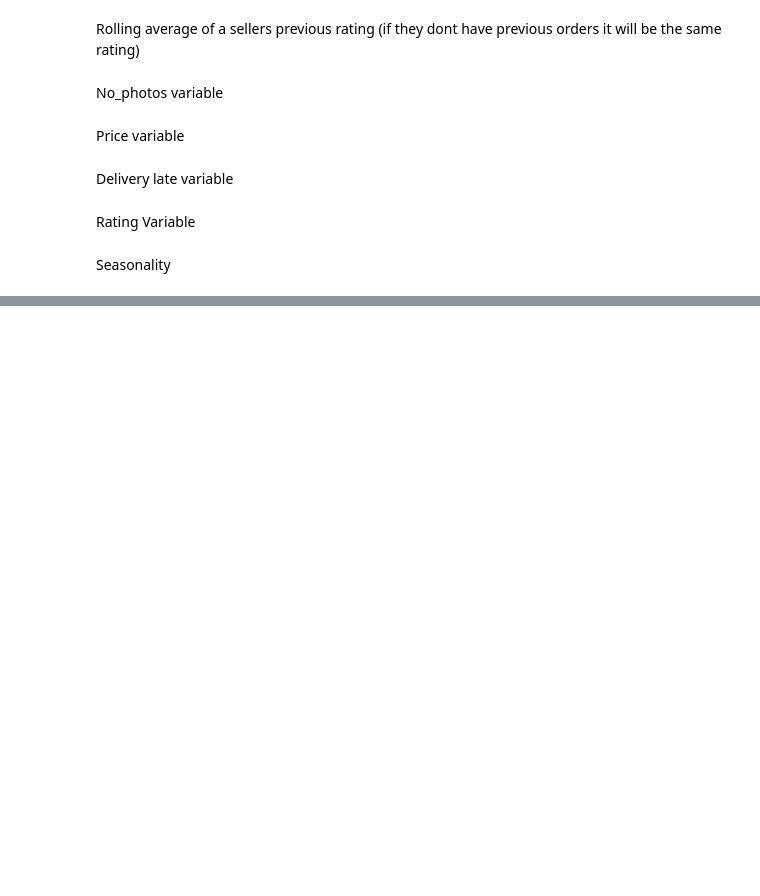
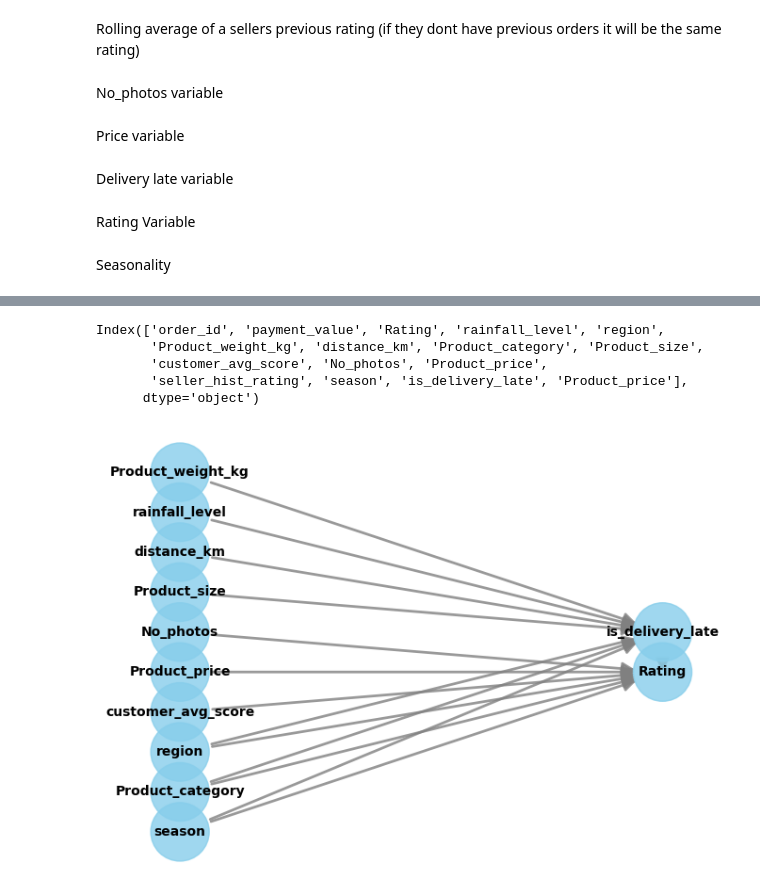
Before and after one commit to juanpi19/causal-inference-marketplace, a Jupyter notebook: notebooks/data-exploration.ipynb, the cells around one changed output, grey strips where cells are left out. Cells and saved outputs as stored; diff of their text form; code cells hidden in the pictures; blank space fills up the shorter version.

```diff
--- a/notebooks/data-exploration.ipynb
+++ b/notebooks/data-exploration.ipynb
@@ -280,0 +397,2 @@ df_final = df[['order_id', 'customer_id', 'order_status',
+# %%
+df_final['Rating'] = df_final['Rating'].fillna(df_final['Rating'].mean())
@@ -280,0 +450,7 @@ df_final = df[['order_id', 'customer_id', 'order_status',
+# %%
+from sklearn.preprocessing import LabelEncoder
+
+le  = LabelEncoder()
+
+
+df_final['Product_category_encoded'] = le.fit_transform(df_final['Product_category'])
@@ -280,0 +482,8 @@ df_final = df[['order_id', 'customer_id', 'order_status',
+# %%
+df_final.columns
+# %% [output]
+Index(['order_id', 'payment_value', 'Rating', 'rainfall_level', 'region',
+       'Product_weight_kg', 'distance_km', 'Product_category', 'Product_size',
+       'customer_avg_score', 'No_photos', 'Product_price',
+       'seller_hist_rating', 'season', 'is_delivery_late', 'Product_price'],
+      dtype='object')
@@ -280,0 +509,38 @@ df_final = df[['order_id', 'customer_id', 'order_status',
+# %%
+causal_graph = '''digraph {
+    Product_weight_kg;
+    rainfall_level;
+    distance_km;
+    Product_size;
+    is_delivery_late;
+    No_photos;
+    Rating;
+    Product_price;
+    customer_avg_score;
+    region;
+    Product_category;
+    season;
+
+    rainfall_level -> is_delivery_late;
+    Product_weight_kg -> is_delivery_late;
+    distance_km -> is_delivery_late;
+    Product_size -> is_delivery_late;
+    is_delivery_late -> Rating;
+    No_photos -> Rating;
+    Product_price -> Rating;
+    customer_avg_score -> Rating;
+    region -> is_delivery_late;
+    region -> Rating;
+    Product_category -> is_delivery_late;
+    Product_category -> Rating;
+    season -> is_delivery_late;
+    season -> Rating;
+}'''
+# %%
+model = CausalModel(data=df_final,
+                          graph=causal_graph.replace("\n", " "),
+                          treatment="is_delivery_late",
+                          outcome="Rating")
+model.view_model()
+# %% [output]
+[figure, added]
```
Also changed, not shown: parts of 19 cells of this notebook, 1 other file.
